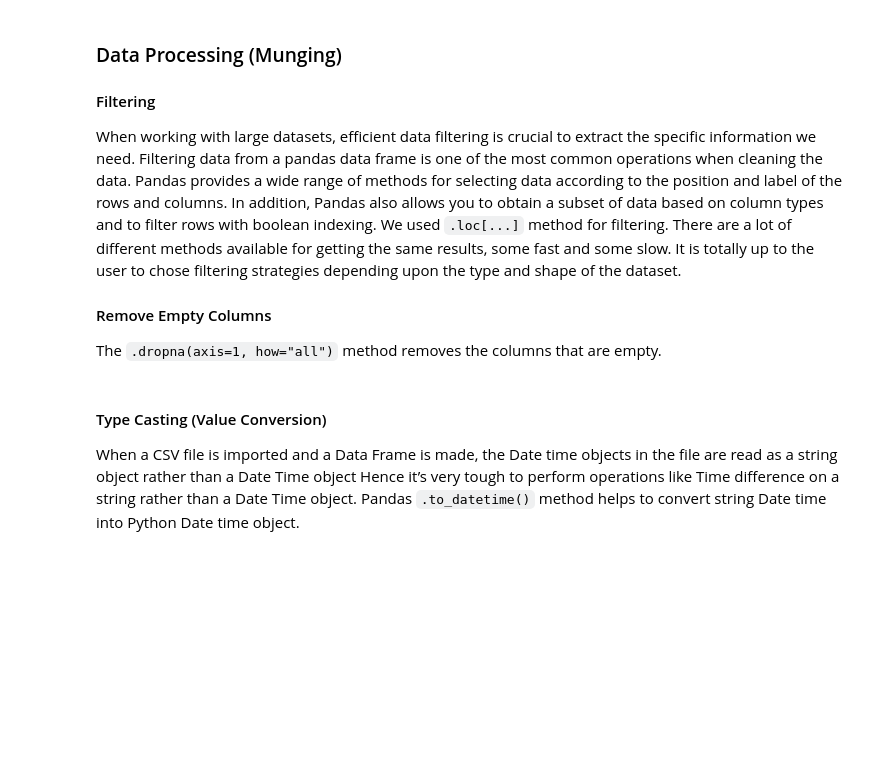
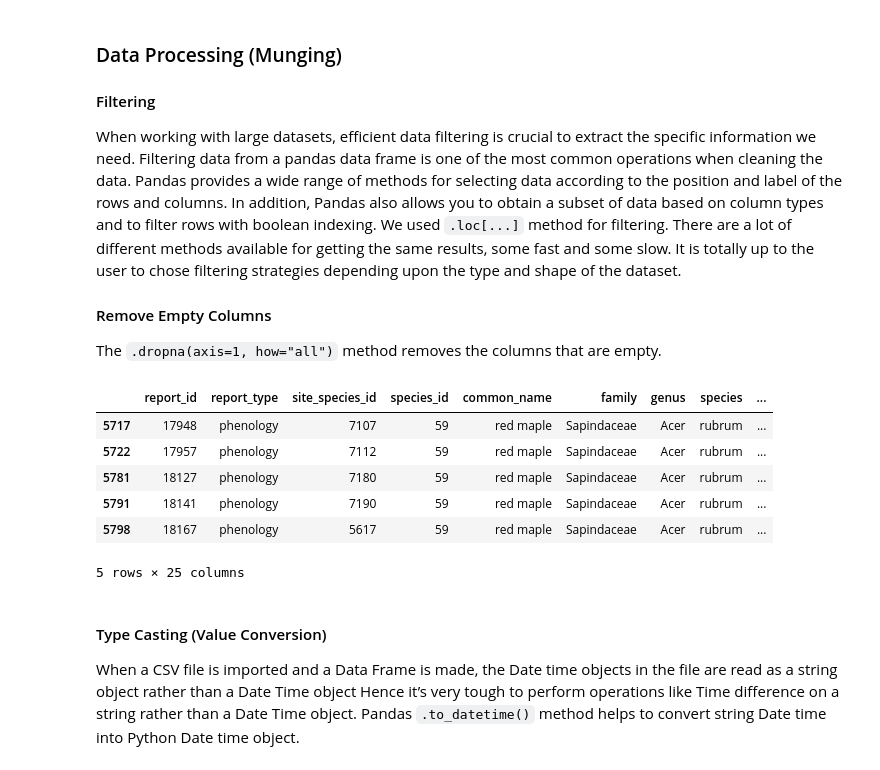
Before and after one commit to CSIS-NLU/Open-Science-101, a Jupyter notebook: Group-Projects/Climate change impact on phenology using Budburst/nasa_tops_group_project.ipynb, the cells around one changed output. Cells and saved outputs as stored; diff of their text form; code cells hidden in the pictures; blank space fills up the shorter version.

```diff
--- a/Group-Projects/Climate change impact on phenology using Budburst/nasa_tops_group_project.ipynb
+++ b/Group-Projects/Climate change impact on phenology using Budburst/nasa_tops_group_project.ipynb
@@ -151,6 +165,16 @@ budburst = (
     .loc[budburst["phenophase_title"].isin(("Bud burst", "Leaf bud burst"))]
     .dropna(axis=1, how="all")
 )
+# %%
+budburst.head()
+# %% [output]
+|  | report_id | report_type | site_species_id | species_id | common_name | family | genus | species | ... |
+| 5717 | 17948 | phenology | 7107 | 59 | red maple | Sapindaceae | Acer | rubrum | ... |
+| 5722 | 17957 | phenology | 7112 | 59 | red maple | Sapindaceae | Acer | rubrum | ... |
+| 5781 | 18127 | phenology | 7180 | 59 | red maple | Sapindaceae | Acer | rubrum | ... |
+| 5791 | 18141 | phenology | 7190 | 59 | red maple | Sapindaceae | Acer | rubrum | ... |
+| 5798 | 18167 | phenology | 5617 | 59 | red maple | Sapindaceae | Acer | rubrum | ... |
+5 rows × 25 columns
 # %% [markdown]
 #### Type Casting (Value Conversion)
 
```
Also changed, not shown: parts of 11 cells of this notebook.
